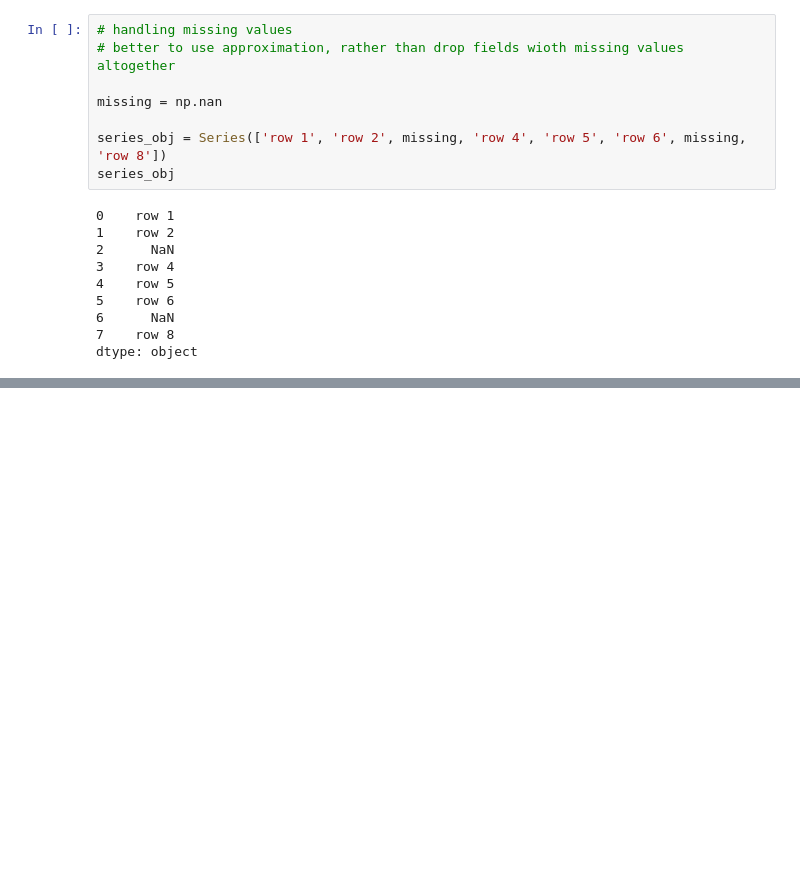
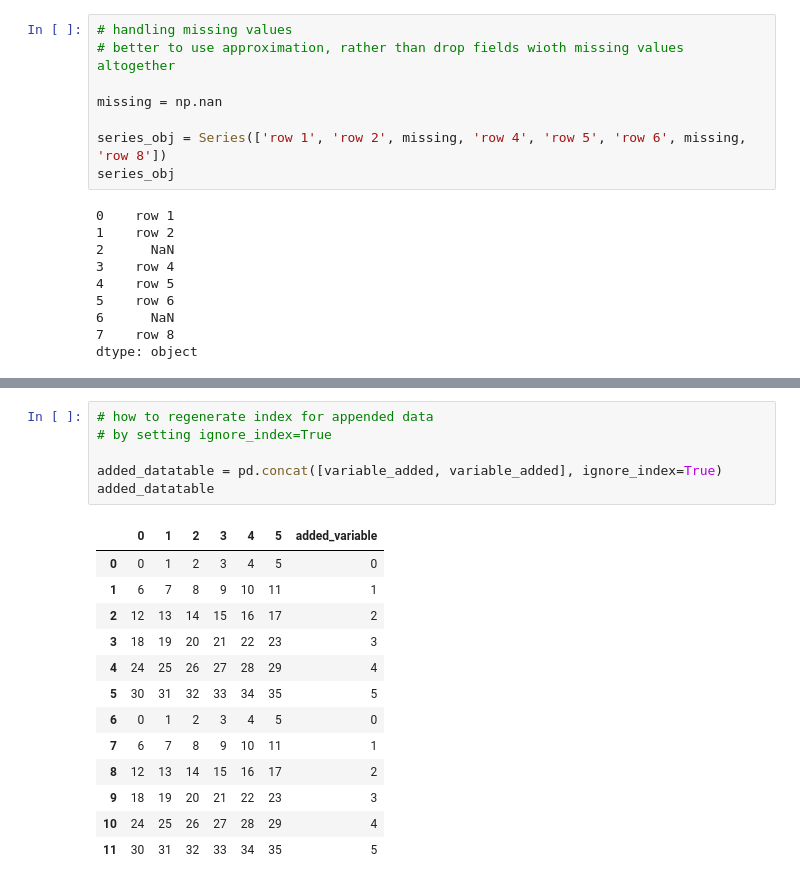
Before and after one commit to datamesse/python-studies, a Jupyter notebook: LinkedIn Learning exercises/Python for Data Science Essential Training Part 1.ipynb, the cells around one changed output, grey strips where cells are left out. Saved outputs shown, nothing was run; the diff lists cells and outputs as text; blank space fills up the shorter version.

```diff
--- a/LinkedIn Learning exercises/Python for Data Science Essential Training Part 1.ipynb
+++ b/LinkedIn Learning exercises/Python for Data Science Essential Training Part 1.ipynb
@@ -145,0 +489,20 @@ dtype: object
+# %%
+# how to regenerate index for appended data
+# by setting ignore_index=True
+
+added_datatable = pd.concat([variable_added, variable_added], ignore_index=True)
+added_datatable
+# %% [output]
+|  | 0 | 1 | 2 | 3 | 4 | 5 | added_variable |
+| 0 | 0 | 1 | 2 | 3 | 4 | 5 | 0 |
+| 1 | 6 | 7 | 8 | 9 | 10 | 11 | 1 |
+| 2 | 12 | 13 | 14 | 15 | 16 | 17 | 2 |
+| 3 | 18 | 19 | 20 | 21 | 22 | 23 | 3 |
+| 4 | 24 | 25 | 26 | 27 | 28 | 29 | 4 |
+| 5 | 30 | 31 | 32 | 33 | 34 | 35 | 5 |
+| 6 | 0 | 1 | 2 | 3 | 4 | 5 | 0 |
+| 7 | 6 | 7 | 8 | 9 | 10 | 11 | 1 |
+| 8 | 12 | 13 | 14 | 15 | 16 | 17 | 2 |
+| 9 | 18 | 19 | 20 | 21 | 22 | 23 | 3 |
+| 10 | 24 | 25 | 26 | 27 | 28 | 29 | 4 |
+| 11 | 30 | 31 | 32 | 33 | 34 | 35 | 5 |
```
Also changed, not shown: parts of 30 cells of this notebook.
